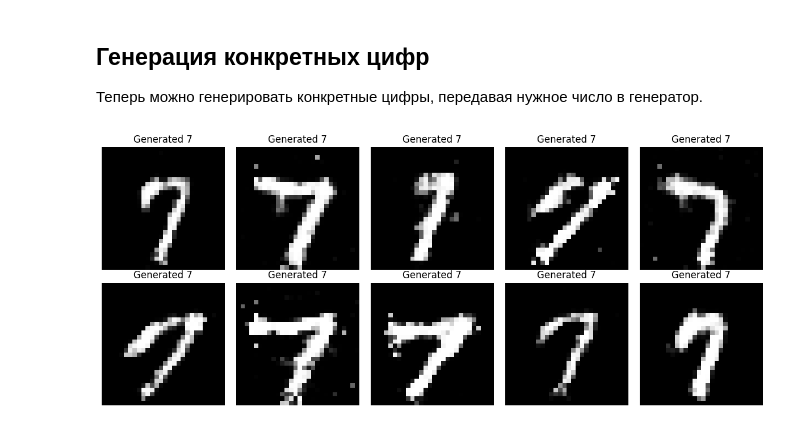
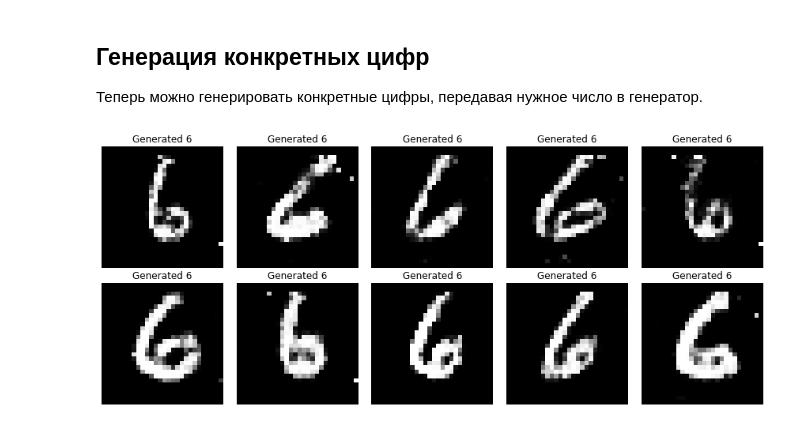
Before and after one commit to SIVVIT/cv2025, a Jupyter notebook: lesson7/homework/conditional_gan_mnist.ipynb, the cells around one changed output. Drawn from its saved outputs; the diff is of its cells as text; code cells hidden in the pictures.

```diff
--- a/lesson7/homework/conditional_gan_mnist.ipynb
+++ b/lesson7/homework/conditional_gan_mnist.ipynb
@@ -80,8 +80,3 @@ plt.show()
 ## Архитектура Conditional Generator (классический подход)
 
 Генератор принимает случайный вектор (шум) и метку класса (0-9). В классическом подходе метка представляется как one-hot вектор и конкатенируется с шумом.
-# %%
-class ConditionalGenerator(nn.Module):
-    def __init__(self, latent_dim=100, num_classes=10):
-        super().__init__()
-        ...
@@ -89,11 +109,33 @@ class ConditionalGenerator(nn.Module):
 ## Архитектура Conditional Discriminator (классический подход)
 
 Дискриминатор принимает изображение и метку класса. В классическом подходе изображение разворачивается в вектор, метка представляется как one-hot, и они конкатенируются перед подачей в сеть.
-# %%
-class ConditionalDiscriminator(nn.Module):
-    def __init__(self, num_classes=10):
-        super().__init__()
-        ...
+# %%
+class ConditionalDiscriminator(nn.Module):
+    def __init__(self, num_classes=10):
+        super().__init__()
+        self.num_classes = num_classes
+
+        # Input: flattened image (28*28) + one-hot label (num_classes)
+        self.model = nn.Sequential(
+            nn.Linear(28 * 28 + num_classes, 1024),
+            nn.LeakyReLU(0.2),
+            nn.Dropout(0.3),
+            nn.Linear(1024, 512),
+            nn.LeakyReLU(0.2),
+            nn.Dropout(0.3),
+            nn.Linear(512, 256),
+            nn.LeakyReLU(0.2),
+            nn.Dropout(0.3),
+            nn.Linear(256, 1),
+            nn.Sigmoid()
+        )
+
+    def forward(self, img, labels):
+        img_flat = img.view(img.size(0), -1)
+        labels_onehot = F.one_hot(labels, num_classes=self.num_classes).float()
+        x = torch.cat([img_flat, labels_onehot], dim=1)
+        validity = self.model(x)
+        return validity
 # %% [markdown]
 ## PyTorch Lightning модуль для Conditional GAN
 
@@ -230,25 +320,25 @@ plt.show()
 
 Теперь можно генерировать конкретные цифры, передавая нужное число в генератор.
 # %%
-target_digit = 7
+target_digit = 6
 num_samples = 10
 
 model.eval()
 with torch.no_grad():
     z = torch.randn(num_samples, 100)
     z = z.type_as(next(model.generator.parameters()))
     labels = torch.full((num_samples,), target_digit).type_as(z).long()
     generated = model.generator(z, labels)
 
 fig, axes = plt.subplots(2, 5, figsize=(12, 5))
 for i in range(num_samples):
     ax = axes[i // 5, i % 5]
     img = generated[i].squeeze().cpu().numpy()
     img = (img + 1) / 2.0
     ax.imshow(img, cmap='gray')
     ax.set_title(f'Generated {target_digit}')
     ax.axis('off')
 plt.tight_layout()
 plt.show()
 # %% [output]
-[figure, old version]
+[figure, new version]
```
Also changed, not shown: parts of 5 cells of this notebook.
